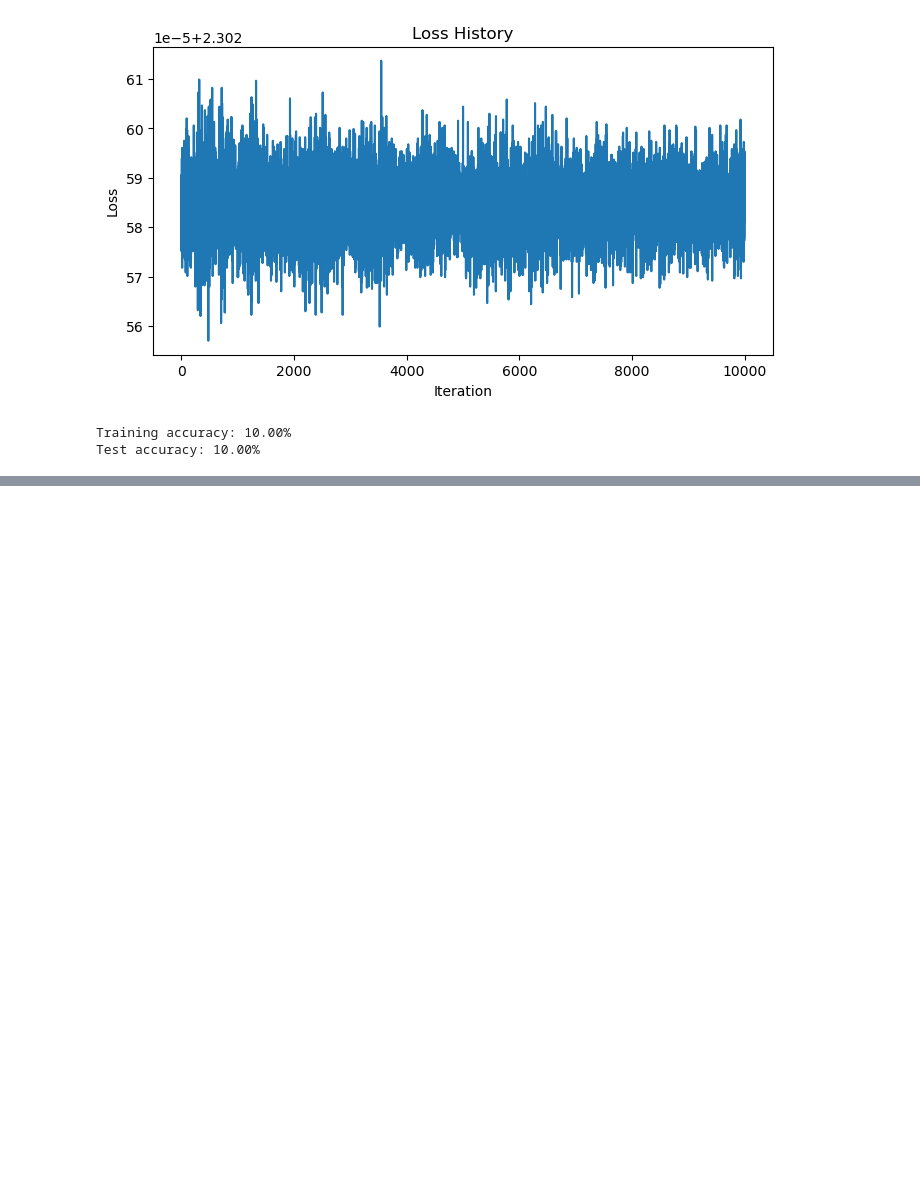
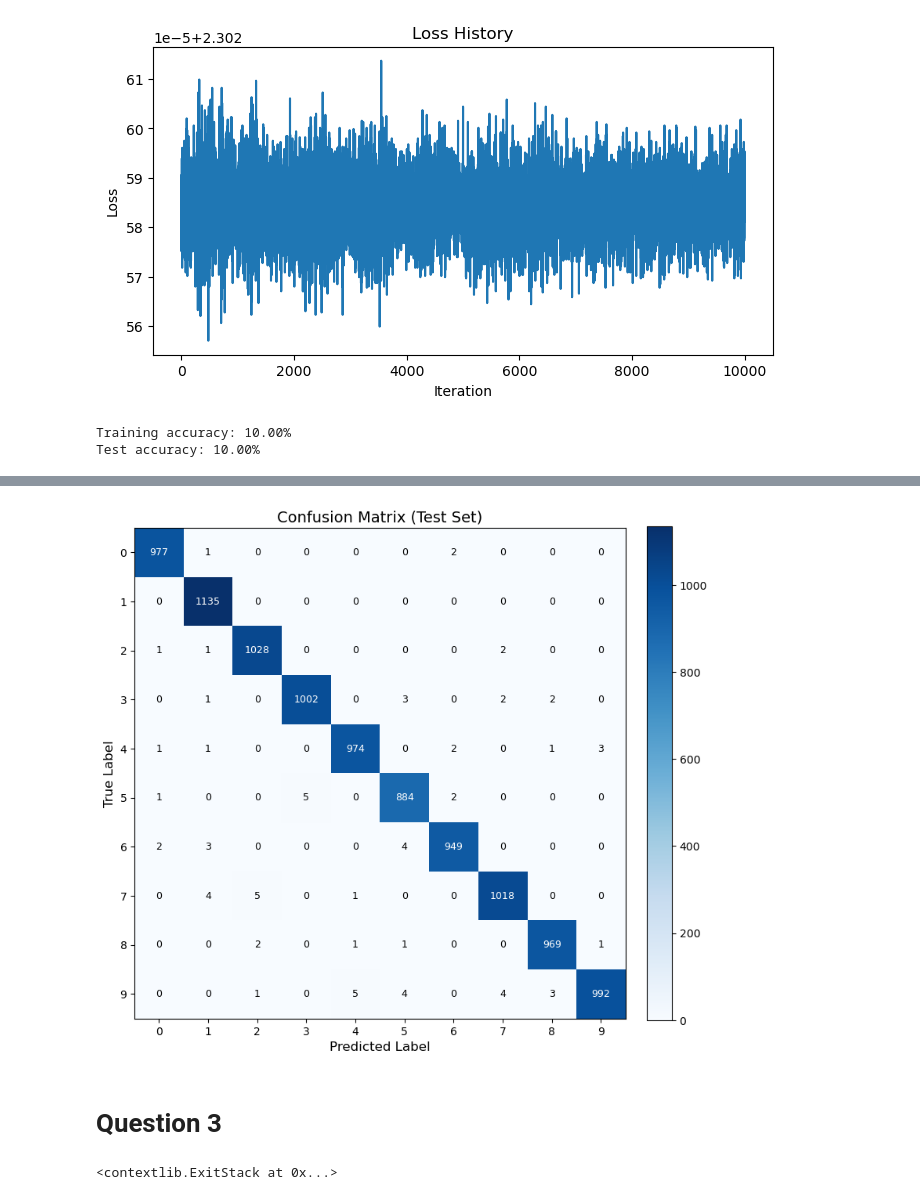
Before and after one commit to travindut/Image-assignment-3, a Jupyter notebook: Untitled-1.ipynb, the cells around one changed output, grey strips where cells are left out. Saved outputs shown, nothing was run; the diff lists cells and outputs as text; code cells hidden in the pictures; blank space fills up the shorter version.

```diff
--- a/Untitled-1.ipynb
+++ b/Untitled-1.ipynb
@@ -168,0 +629,67 @@ Test accuracy: 10.00%
+# %%
+import matplotlib.pyplot as plt
+
+num_classes = 10
+cm = torch.zeros(num_classes, num_classes, dtype=torch.int64)
+
+# 1. Accumulate predictions directly into a PyTorch tensor
+model.eval()
+with torch.no_grad():
+    for images, labels in testloader:
+        images, labels = images.to(device), labels.to(device)
+        outputs = model(images)
+        _, preds = torch.max(outputs, 1)
+
+        # Accumulate counts at [ground_truth, prediction] coordinates
+        for t, p in zip(labels.view(-1), preds.view(-1)):
+            cm[t.long(), p.long()] += 1
+
+cm_np = cm.cpu().numpy()
+
+# 2. Plot heatmap
+fig, ax = plt.subplots(figsize=(8, 8))
+cax = ax.imshow(cm_np, interpolation="nearest", cmap=plt.cm.Blues)
+plt.title("Confusion Matrix (Test Set)", fontsize=14)
+plt.colorbar(cax, fraction=0.046, pad=0.04)
+
+tick_marks = range(num_classes)
+ax.set_xticks(tick_marks)
+ax.set_yticks(tick_marks)
+ax.set_xticklabels(tick_marks)
+ax.set_yticklabels(tick_marks)
+
+# 3. Annotate cell values with contrasting text color
+thresh = cm_np.max() / 2.0
+for i in range(num_classes):
+    for j in range(num_classes):
+        val = cm_np[i, j]
+        color = "white" if val > thresh else "black"
+        ax.text(j, i, f"{val}", ha="center", va="center", color=color, fontsize=9)
+
+ax.set_ylabel("True Label", fontsize=12)
+ax.set_xlabel("Predicted Label", fontsize=12)
+plt.tight_layout()
+plt.show()
+# %% [output]
+[figure, added]
+# %% [markdown]
+# Question 3
+# %%
+import torch
+import torch.nn as nn
+import torch.optim as optim
+from torch.optim import lr_scheduler
+import torch.backends.cudnn as cudnn
+import numpy as np
+import torchvision
+from torchvision import datasets, models, transforms
+import matplotlib.pyplot as plt
+import time
+import os
+from PIL import Image
+from tempfile import TemporaryDirectory
+
+cudnn.benchmark = True
+plt.ion()   # interactive mode
+# %% [output]
+<contextlib.ExitStack at 0x...>
```
Also changed, not shown: parts of 17 cells of this notebook.
